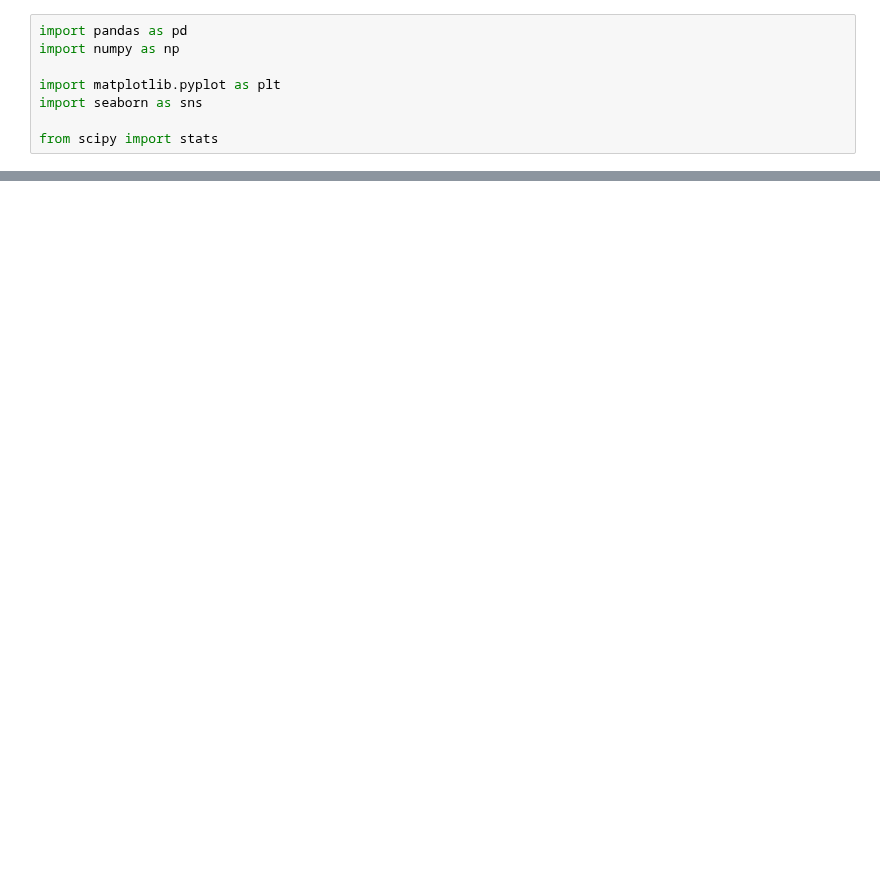
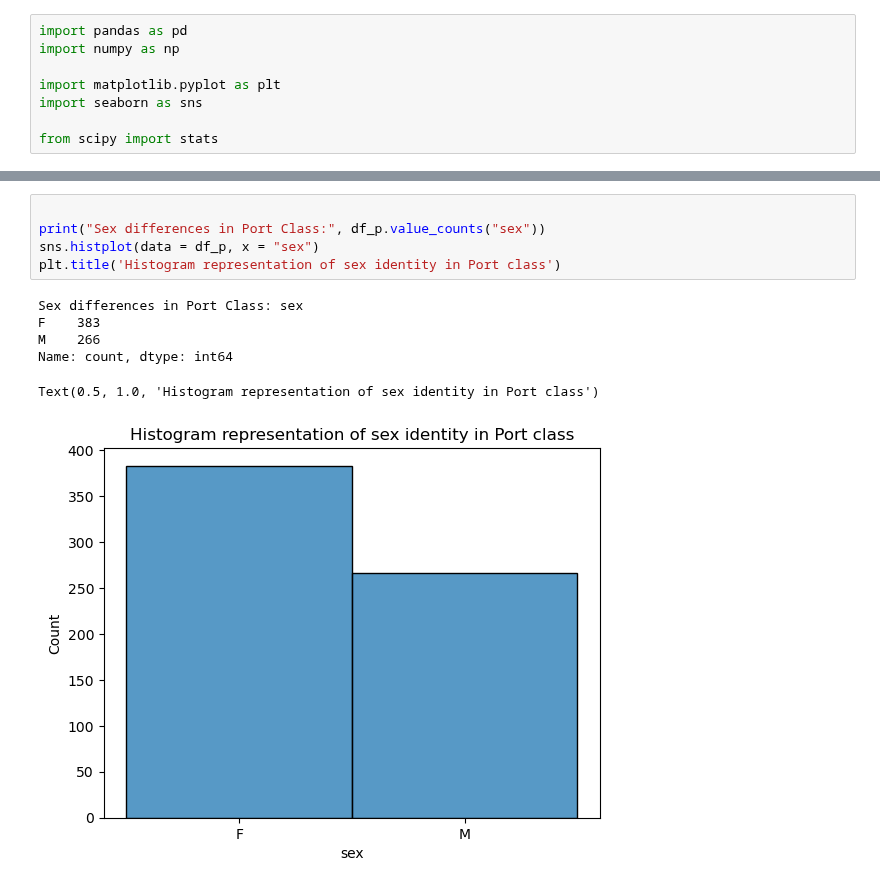
Before and after one commit to cshields164/end-of-phase1-project, a Jupyter notebook: code/01explore.ipynb, the cells around one changed output, grey strips where cells are left out. Cells and saved outputs as stored; diff of their text form; blank space fills up the shorter version.

```diff
--- a/code/01explore.ipynb
+++ b/code/01explore.ipynb
@@ -161,0 +155,12 @@ sns.boxplot(data= df_m, x = cum_grades, y= "romantic")
+# %%
+
+print("Sex differences in Port Class:", df_p.value_counts("sex"))
+sns.histplot(data = df_p, x = "sex")
+plt.title('Histogram representation of sex identity in Port class')
+# %% [output]
+Sex differences in Port Class: sex
+F    383
+M    266
+Name: count, dtype: int64
+Text(0.5, 1.0, 'Histogram representation of sex identity in Port class')
+[figure, added]
```
Also changed, not shown: parts of 37 cells of this notebook, 11 other files.
